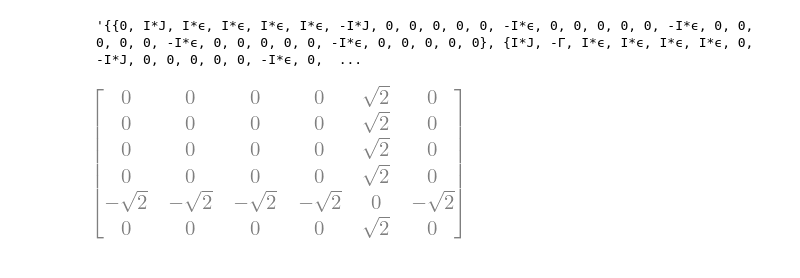
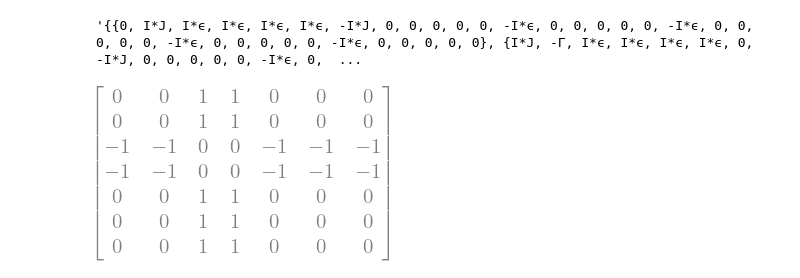
Before and after one commit to kiwipretzel/nserc-2026, a Jupyter notebook: [3.4] [n-site (degenerate), single-body, general epsilon's, local dephasing]/[3.4.4] [many dimer] [july 30]/eigenvalues.ipynb, the cells around one changed output. Drawn from its saved outputs; the diff is of its cells as text; code cells hidden in the pictures.

```diff
--- a/[3.4] [n-site (degenerate), single-body, general epsilon's, local dephasing]/[3.4.4] [many dimer] [july 30]/eigenvalues.ipynb
+++ b/[3.4] [n-site (degenerate), single-body, general epsilon's, local dephasing]/[3.4.4] [many dimer] [july 30]/eigenvalues.ipynb
@@ -173,7 +173,7 @@ mathematica_code(L).replace("Gamma","Γ").replace("epsilon", "ϵ")
 # %% [output]
 '{{0, I*J, I*ϵ, I*ϵ, I*ϵ, I*ϵ, -I*J, 0, 0, 0, 0, 0, -I*ϵ, 0, 0, 0, 0, 0, -I*ϵ, 0, 0, 0, 0, 0, -I*ϵ, 0, 0, 0, 0, 0, -I*ϵ, 0, 0, 0, 0, 0}, {I*J, -Γ, I*ϵ, I*ϵ, I*ϵ, I*ϵ, 0, -I*J, 0, 0, 0, 0, 0, -I*ϵ, 0,  ...
 # %%
-N = 6
+N = 7
 num_dimers = 2
 
 
@@ -199,6 +199,6 @@ Q = sp.eye(sp.shape(P)[0]) - P
 Leff = (-1*(Q*L1*P).conjugate().transpose()*(Q*L0*Q).pinv()*Q*L1*P).applyfunc(lambda i: i.simplify(deep=True))
 Leff_red = sp.Matrix(len(nullspace), len(nullspace), lambda i,j: (nullspace[i].transpose().conjugate()*Leff*nullspace[j])[0]).applyfunc(lambda expr: expr.simplify().apart(gamma))
 # %%
-(L1*nullspace[2]).reshape(N,N)/(-1*sp.I*epsilon/sp.sqrt(2))
+(L1*nullspace[1]).reshape(N,N)/(-1*sp.I*epsilon/sp.sqrt(2))
 # %% [output]
-[figure, old version]
+[figure, new version]
```
Also changed, not shown: parts of 6 cells of this notebook, 1 other file.
